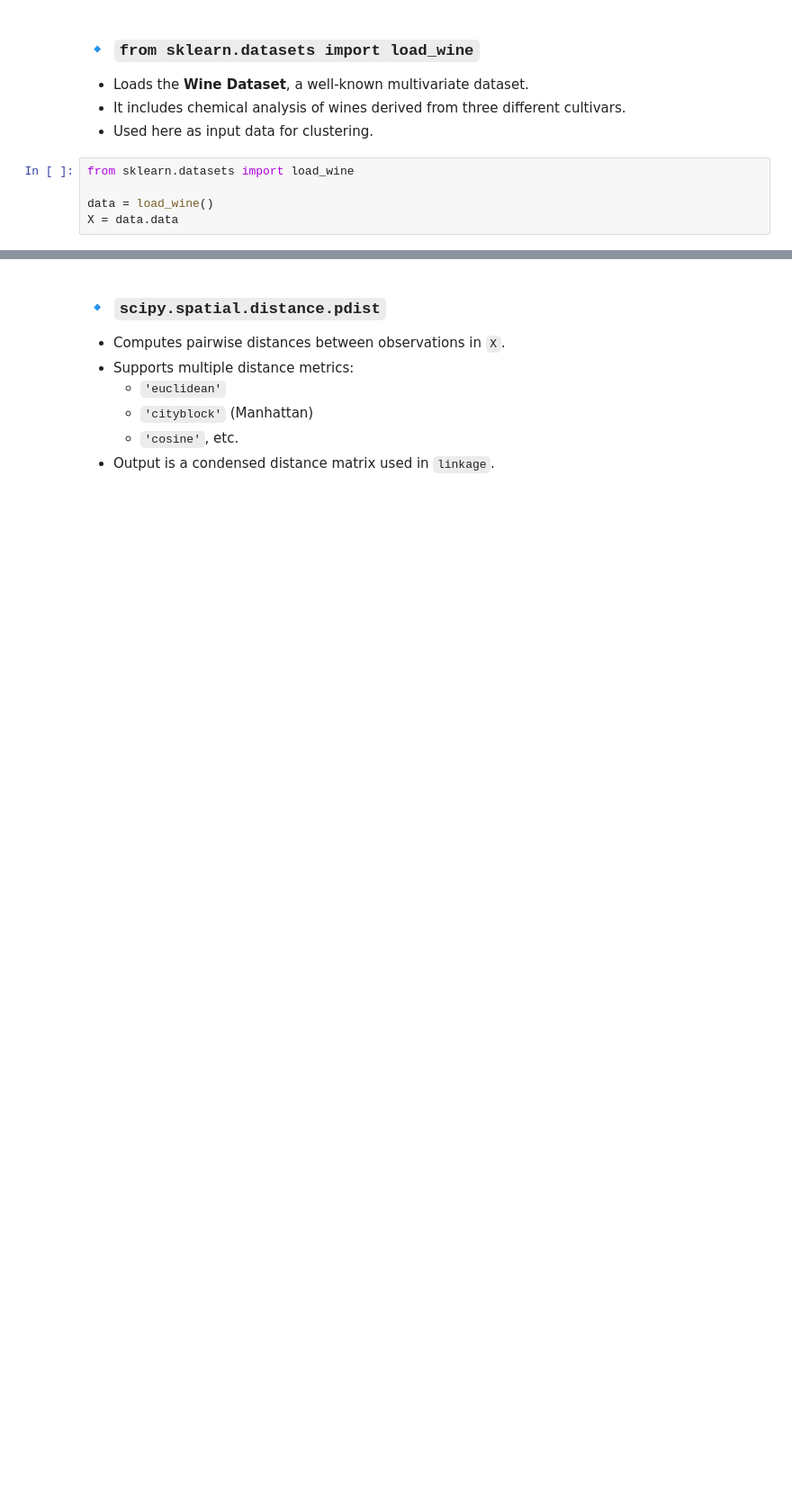
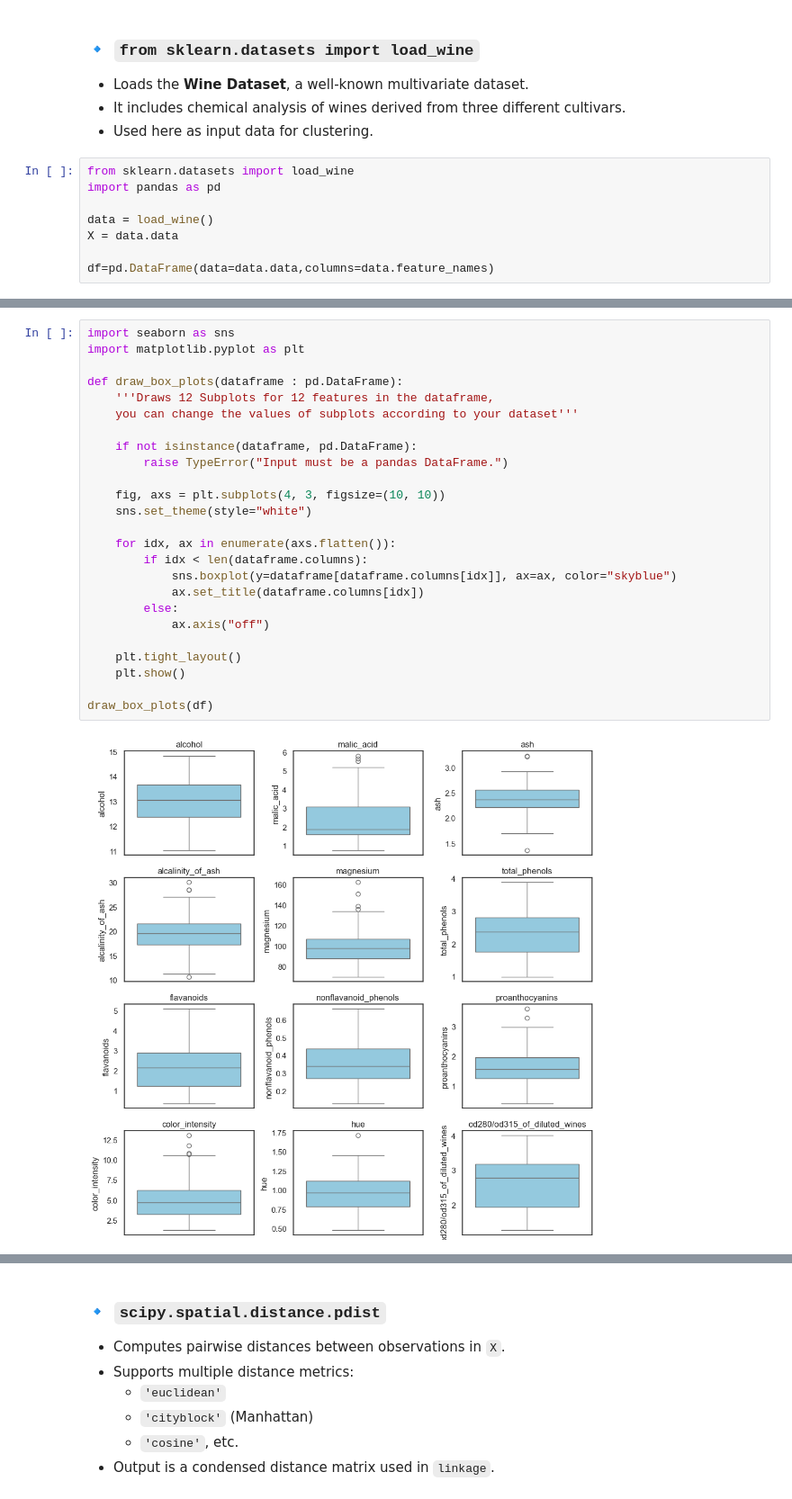
Before and after one commit to Achintya47/OpenLearn-W1D12, a Jupyter notebook: OpenLearn_W1_D12.ipynb, the cells around one changed output, grey strips where cells are left out. Shown at 90% size. Drawn from its saved outputs; the diff is of its cells as text; blank space fills up the shorter version.

```diff
--- a/OpenLearn_W1_D12.ipynb
+++ b/OpenLearn_W1_D12.ipynb
@@ -5,6 +5,9 @@
 - Used here as input data for clustering.
 # %%
 from sklearn.datasets import load_wine
+import pandas as pd
 
 data = load_wine()
 X = data.data
+
+df=pd.DataFrame(data=data.data,columns=data.feature_names)
@@ -10,0 +29,27 @@ X = data.data
+# %%
+import seaborn as sns
+import matplotlib.pyplot as plt
+
+def draw_box_plots(dataframe : pd.DataFrame):
+    '''Draws 12 Subplots for 12 features in the dataframe,
+    you can change the values of subplots according to your dataset'''
+
+    if not isinstance(dataframe, pd.DataFrame):
+        raise TypeError("Input must be a pandas DataFrame.")
+
+    fig, axs = plt.subplots(4, 3, figsize=(10, 10))
+    sns.set_theme(style="white")
+
+    for idx, ax in enumerate(axs.flatten()):
+        if idx < len(dataframe.columns):
+            sns.boxplot(y=dataframe[dataframe.columns[idx]], ax=ax, color="skyblue")
+            ax.set_title(dataframe.columns[idx])
+        else:
+            ax.axis("off")
+
+    plt.tight_layout()
+    plt.show()
+
+draw_box_plots(df)
+# %% [output]
+[figure, added]
```
Also changed, not shown: parts of 6 cells of this notebook.
